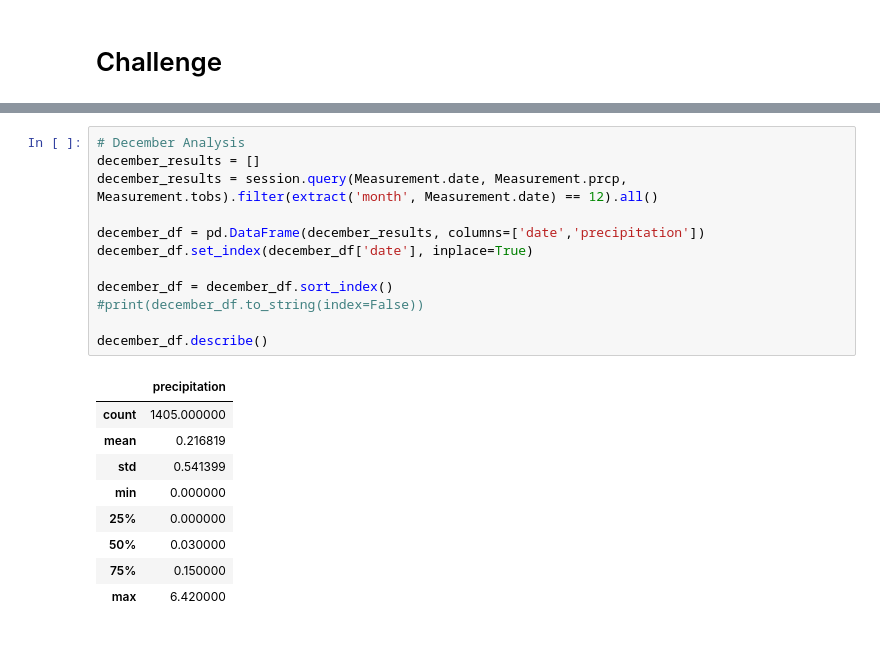
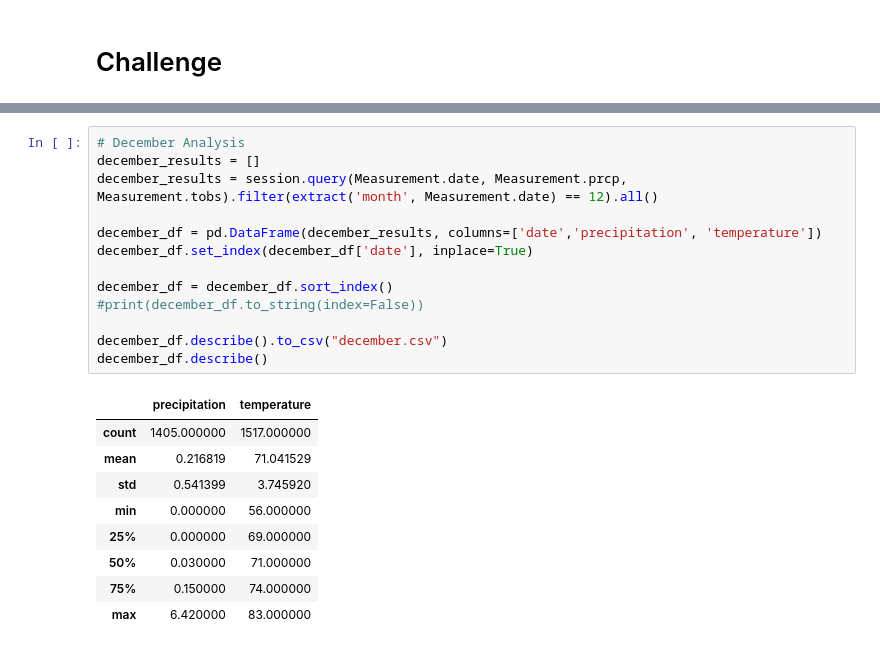
Before and after one commit to hackydunk/surfs_up, a Jupyter notebook: climate_analysis.ipynb, the cells around one changed output, grey strips where cells are left out. Cells and saved outputs as stored; diff of their text form.

```diff
--- a/climate_analysis.ipynb
+++ b/climate_analysis.ipynb
@@ -180,22 +189,23 @@ ValueError: 2 columns passed, passed data had 3 columns
 # %%
 # December Analysis
 december_results = []
 december_results = session.query(Measurement.date, Measurement.prcp, Measurement.tobs).filter(extract('month', Measurement.date) == 12).all()
 
-december_df = pd.DataFrame(december_results, columns=['date','precipitation'])
+december_df = pd.DataFrame(december_results, columns=['date','precipitation', 'temperature'])
 december_df.set_index(december_df['date'], inplace=True)
 
 december_df = december_df.sort_index()
 #print(december_df.to_string(index=False))
 
+december_df.describe().to_csv("december.csv")
 december_df.describe()
 # %% [output]
-|  | precipitation |
-| count | 1405.000000 |
-| mean | 0.216819 |
-| std | 0.541399 |
-| min | 0.000000 |
-| 25% | 0.000000 |
-| 50% | 0.030000 |
-| 75% | 0.150000 |
-| max | 6.420000 |
+|  | precipitation | temperature |
+| count | 1405.000000 | 1517.000000 |
+| mean | 0.216819 | 71.041529 |
+| std | 0.541399 | 3.745920 |
+| min | 0.000000 | 56.000000 |
+| 25% | 0.000000 | 69.000000 |
+| 50% | 0.030000 | 71.000000 |
+| 75% | 0.150000 | 74.000000 |
+| max | 6.420000 | 83.000000 |
```
Also changed, not shown: parts of 1 cell of this notebook.
